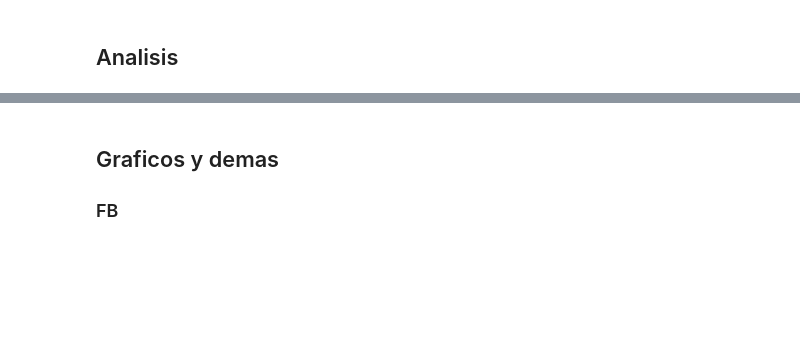
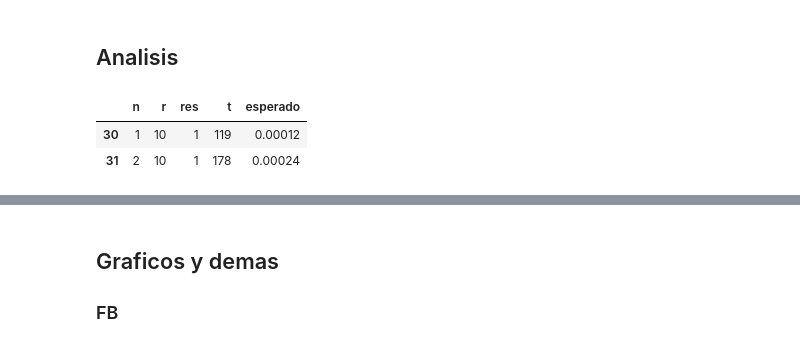
Before and after one commit to pablolp99/tp1-algo3, a Jupyter notebook: tp1-ayed3-notebook.ipynb, the cells around one changed output, grey strips where cells are left out. Saved outputs shown, nothing was run; the diff lists cells and outputs as text; code cells hidden in the pictures; blank space fills up the shorter version.

```diff
--- a/tp1-ayed3-notebook.ipynb
+++ b/tp1-ayed3-notebook.ipynb
@@ -61,3 +59,9 @@ r
+# %%
+results_bto[30:32]
+# %% [output]
+|  | n | r | res | t | esperado |
+| 30 | 1 | 10 | 1 | 119 | 0.00012 |
+| 31 | 2 | 10 | 1 | 178 | 0.00024 |
 # %%
 res[21:40]
 # %% [output]
```
Also changed, not shown: parts of 3 cells of this notebook, 4 other files.
